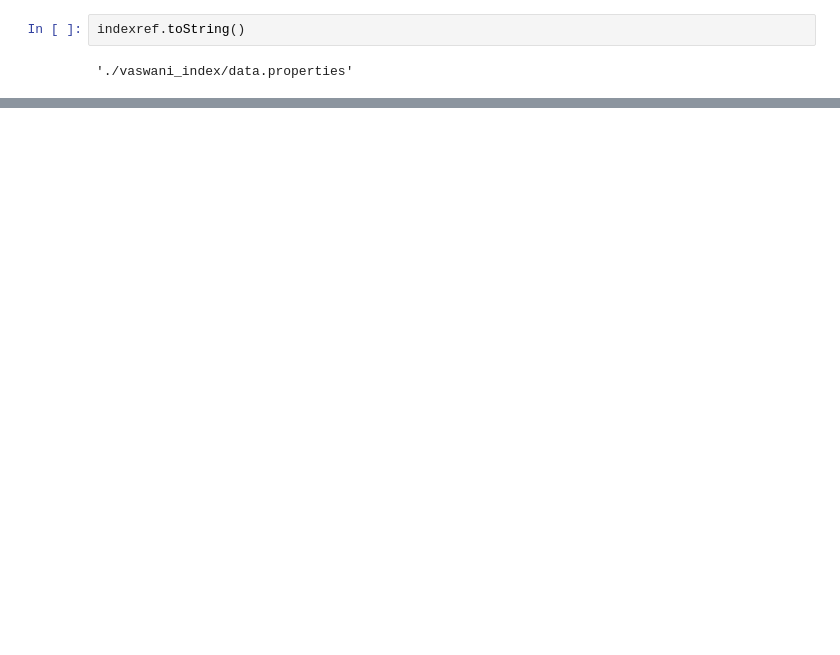
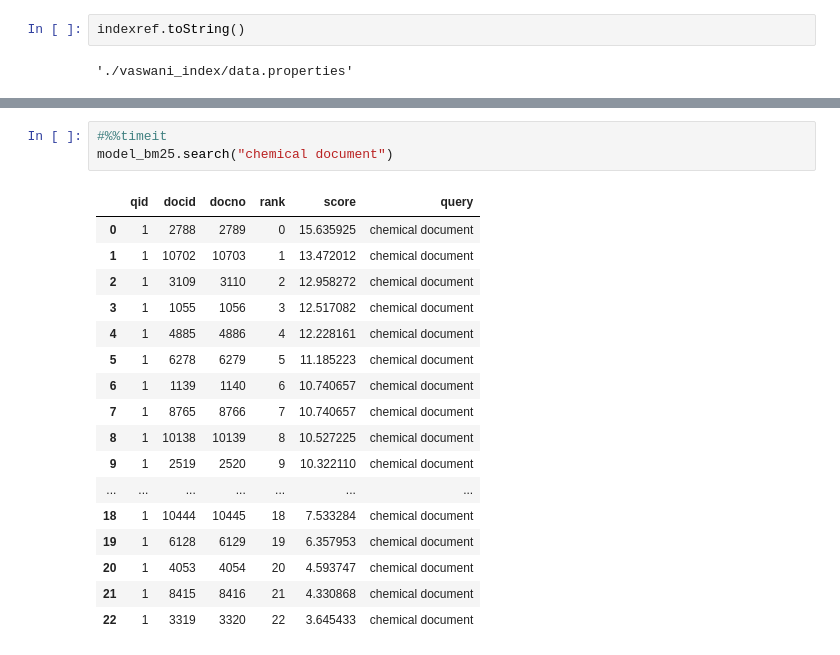
Before and after one commit to tolosoft/CACIC2023_AIREDM, a Jupyter notebook: src/01-Indexing&Retrieval.ipynb, the cells around one changed output, grey strips where cells are left out. Cells and saved outputs as stored; diff of their text form; blank space fills up the shorter version.

```diff
--- a/src/01-Indexing&Retrieval.ipynb
+++ b/src/01-Indexing&Retrieval.ipynb
@@ -276,0 +178,21 @@ print (float(list_docs_size))
+# %%
+#%%timeit
+model_bm25.search("chemical document")
+# %% [output]
+|  | qid | docid | docno | rank | score | query |
+| 0 | 1 | 2788 | 2789 | 0 | 15.635925 | chemical document |
+| 1 | 1 | 10702 | 10703 | 1 | 13.472012 | chemical document |
+| 2 | 1 | 3109 | 3110 | 2 | 12.958272 | chemical document |
+| 3 | 1 | 1055 | 1056 | 3 | 12.517082 | chemical document |
+| 4 | 1 | 4885 | 4886 | 4 | 12.228161 | chemical document |
+| 5 | 1 | 6278 | 6279 | 5 | 11.185223 | chemical document |
+| 6 | 1 | 1139 | 1140 | 6 | 10.740657 | chemical document |
+| 7 | 1 | 8765 | 8766 | 7 | 10.740657 | chemical document |
+| 8 | 1 | 10138 | 10139 | 8 | 10.527225 | chemical document |
+| 9 | 1 | 2519 | 2520 | 9 | 10.322110 | chemical document |
+| ... | ... | ... | ... | ... | ... | ... |
+| 18 | 1 | 10444 | 10445 | 18 | 7.533284 | chemical document |
+| 19 | 1 | 6128 | 6129 | 19 | 6.357953 | chemical document |
+| 20 | 1 | 4053 | 4054 | 20 | 4.593747 | chemical document |
+| 21 | 1 | 8415 | 8416 | 21 | 4.330868 | chemical document |
+| 22 | 1 | 3319 | 3320 | 22 | 3.645433 | chemical document |
```
Also changed, not shown: parts of 51 cells of this notebook.
